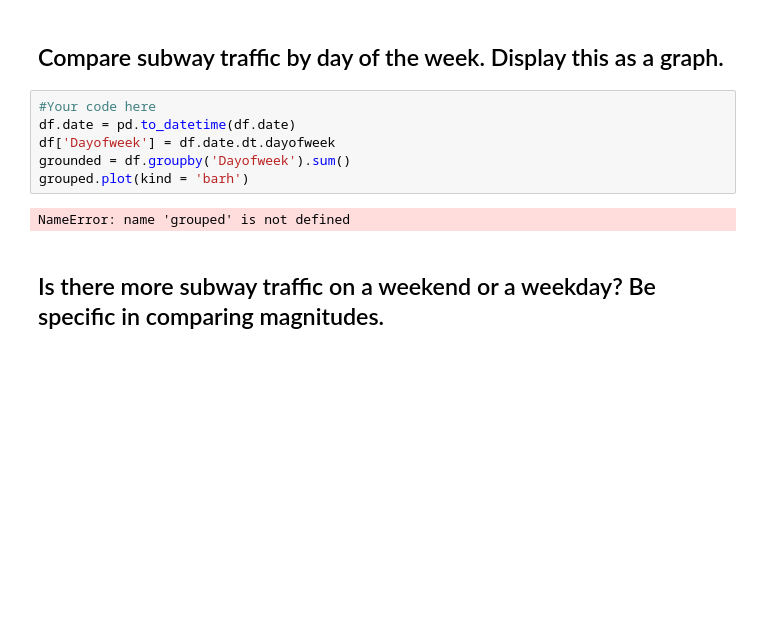
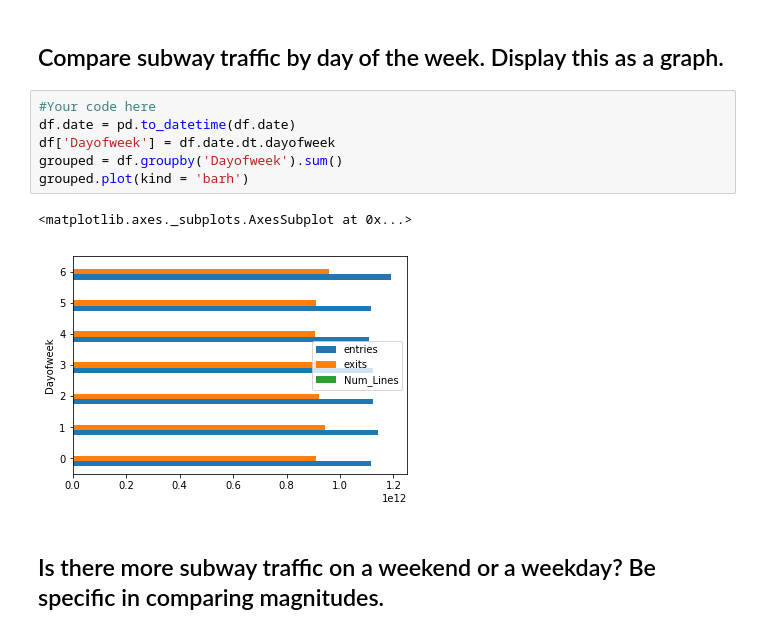
Before and after one commit to AR3441/dsc-0-03-08-understanding-pandas-series-and-dataframes-lab-nyc-ds-career-031119, a Jupyter notebook: index.ipynb, the cells around one changed output. Saved outputs shown, nothing was run; the diff lists cells and outputs as text; blank space fills up the shorter version.

```diff
--- a/index.ipynb
+++ b/index.ipynb
@@ -135,11 +135,12 @@ Index(['c/a', 'unit', 'scp', 'station', 'linename', 'division', 'date', 'time',
 # %%
 #Your code here
 df.date = pd.to_datetime(df.date)
 df['Dayofweek'] = df.date.dt.dayofweek
-grounded = df.groupby('Dayofweek').sum()
+grouped = df.groupby('Dayofweek').sum()
 grouped.plot(kind = 'barh')
 # %% [output]
-NameError: name 'grouped' is not defined
+<matplotlib.axes._subplots.AxesSubplot at 0x...>
+[figure, added]
 # %% [markdown]
 ## Is there more subway traffic on a weekend or a weekday?    Be specific in comparing magnitudes.
 # %%
```
